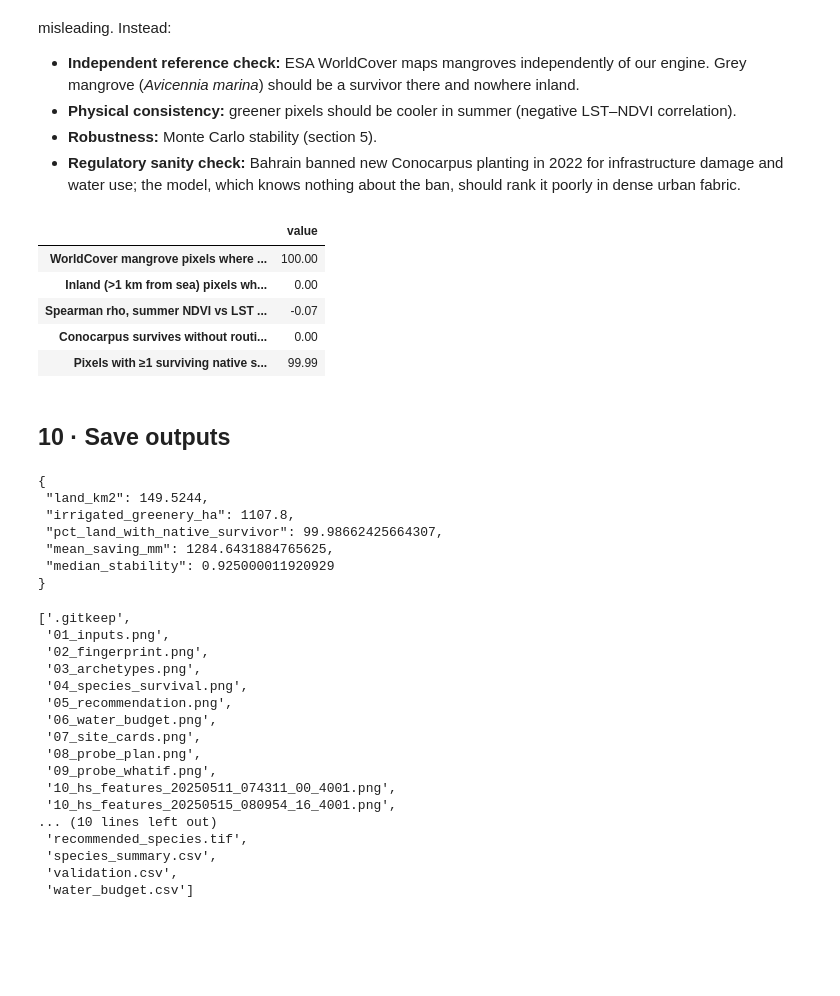
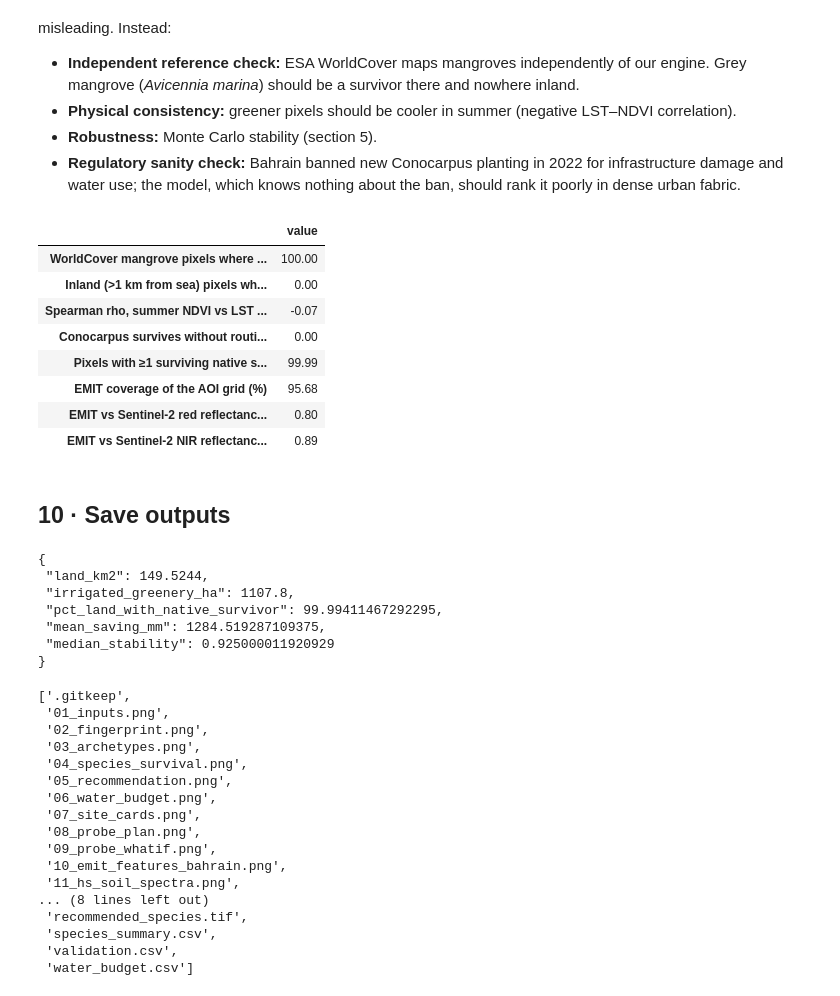
Before and after one commit to saraabutaleb/Eco-VErse-813, a Jupyter notebook: notebooks/02_main_analysis.ipynb, the cells around one changed output. Saved outputs shown, nothing was run; the diff lists cells and outputs as text; code cells hidden in the pictures; blank space fills up the shorter version.

Commit message:
Bahrain-only hyperspectral with NASA EMIT

```diff
--- a/notebooks/02_main_analysis.ipynb
+++ b/notebooks/02_main_analysis.ipynb
@@ -91,15 +84,0 @@ to a Sentinel-2-only SWIR proxy, and the gap is reported as exactly what Satelli
-# %%
-gypsum_proxy, transfer = None, None
-try:
-    tdf, tmeta, _ = hyperspectral.load_tanager_tables()
-    transfer = hyperspectral.evaluate_transfer(tdf)
-    display(transfer.round(3))
-    r2 = transfer.set_index("target").loc["GYPSUM_1750", "r2_boosted"]
-    if r2 >= 0.4:
-        model = hyperspectral.fit_transfer_model(tdf, "GYPSUM_1750")
-        gypsum_proxy = hyperspectral.predict_on_s2(model, {k: layers[k] for k in hyperspectral.S2_NAMES})
-        print(f"Gypsum (1750 nm) signal recovered from Sentinel-2 with CV R² = {r2:.2f} -> used in the salinity layer")
-    else:
-        print(f"Gypsum CV R² = {r2:.2f} < 0.4 -> NOT transferred; Sentinel-2 SWIR ratio used instead (gap for Satellite 813)")
-except FileNotFoundError as e:
-    print("No Tanager calibration data:", e)
@@ -113,0 +91,25 @@ Gypsum (1750 nm) signal recovered from Sentinel-2 with CV R² = 0.62 -> used in
+# %%
+gypsum_proxy, transfer, emit_meta, emit_checks = None, None, None, {}
+try:
+    E, emit_meta = emit.load_emit()
+    edf = emit.pixel_table(E, emit_meta)
+    transfer = hyperspectral.evaluate_transfer(edf)
+    eg = emit.to_aoi_grid(E, profile)
+    ok = np.isfinite(eg["B04"]) & np.isfinite(layers["B04"])
+    emit_checks = {
+        "EMIT coverage of the AOI grid (%)": 100 * np.isfinite(eg["GYPSUM_1750"]).mean(),
+        "EMIT vs Sentinel-2 red reflectance, Pearson r (co-registration check)": np.corrcoef(eg["B04"][ok], layers["B04"][ok])[0, 1],
+        "EMIT vs Sentinel-2 NIR reflectance, Pearson r (co-registration check)": np.corrcoef(eg["B8A"][ok], layers["B8A"][ok])[0, 1],
+    }
+    gypsum_proxy = eg["GYPSUM_1750"].copy()
+    r2 = transfer.set_index("target").loc["GYPSUM_1750", "r2_boosted"]
+    gaps = ~np.isfinite(gypsum_proxy) & np.isfinite(layers["B04"])
+    if r2 >= 0.4 and gaps.any():
+        model = hyperspectral.fit_transfer_model(edf, "GYPSUM_1750")
+        pred = hyperspectral.predict_on_s2(model, {k: layers[k] for k in hyperspectral.S2_NAMES})
+        gypsum_proxy[gaps] = pred[gaps]
+    print(f"EMIT scene {emit_meta['granule']} ({emit_meta['datetime'][:10]}), AOI cloud-free {emit_meta['aoi_valid_pct']:.0f}%")
+    print(f"Gypsum layer: {100*(1-gaps.mean()):.1f}% of grid measured directly by EMIT; gaps filled from Sentinel-2 (CV R² {r2:.2f})")
+    display(pd.Series(emit_checks, name="value").round(3).to_frame())
+except FileNotFoundError as e:
+    print("No EMIT subset found - salinity layer falls back to a Sentinel-2 SWIR proxy:", e)
@@ -290,29 +299,33 @@ There is no ground-truth map of "where each species survives" for Bahrain, so a
 # %%
 from scipy.stats import spearmanr
 wc = np.nan_to_num(layers["WORLDCOVER"]).astype(int)
 qi = kb.index[kb.species_id == "qurm"][0]
 qsurv = res.to_2d(res.surv[qi], 0.0)
 mang = (wc == 95) & res.mask
 val = {}
 if mang.sum():
     val["WorldCover mangrove pixels where grey mangrove survives (%)"] = 100 * (qsurv[mang] >= config.SURVIVAL_THRESHOLD).mean()
 inland = res.mask & (fp["DIST_SEA_M"] > 1000)
 val["Inland (>1 km from sea) pixels where grey mangrove is recommended (%)"] = 100 * (res.to_2d(res.hero.astype('float32'), -1)[inland] == qi).mean()
 ok = L & np.isfinite(fp["LST"]) & np.isfinite(fp["NDVI_SUMMER"])
 rho = spearmanr(fp["NDVI_SUMMER"][ok], fp["LST"][ok]).statistic
 val["Spearman rho, summer NDVI vs LST (expect < 0)"] = rho
 ci = kb.index[kb.species_id == "conocarpus"][0]
 dense = (fp["BUILT_DENSITY"][res.mask] > 0.6)
 val["Conocarpus survives without routine irrigation in dense urban pixels (%)"] = 100 * (res.surv[ci][dense] >= config.SURVIVAL_THRESHOLD).mean()
 val["Pixels with ≥1 surviving native species (%)"] = 100 * (res.n_survivors > 0).mean()
+val.update(emit_checks)
 validation = pd.Series(val, name="value").round(2).to_frame(); validation
 # %% [output]
 |  | value |
 | WorldCover mangrove pixels where ... | 100.00 |
 | Inland (>1 km from sea) pixels wh... | 0.00 |
 | Spearman rho, summer NDVI vs LST ... | -0.07 |
 | Conocarpus survives without routi... | 0.00 |
 | Pixels with ≥1 surviving native s... | 99.99 |
+| EMIT coverage of the AOI grid (%) | 95.68 |
+| EMIT vs Sentinel-2 red reflectanc... | 0.80 |
+| EMIT vs Sentinel-2 NIR reflectanc... | 0.89 |
 # %% [markdown]
 ## 10 · Save outputs
 # %%
@@ -342,6 +355,7 @@ headline = {
     "validation": {k: float(v) for k, v in val.items()},
     "transfer_cv": None if transfer is None else transfer.round(3).to_dict(orient="records"),
     "gypsum_transferred": gypsum_proxy is not None,
+    "hs_source": None if emit_meta is None else f"NASA EMIT {emit_meta['granule']} ({emit_meta['datetime'][:10]})",
     "n_probe_sites": int(len(probes)),
     "data_period_summer": meta["sources"]["sentinel2_summer"]["period"],
     "n_s2_scenes_summer": meta["sources"]["sentinel2_summer"]["n_scenes"],
@@ -354,8 +368,8 @@ sorted(p.name for p in out.iterdir())
 {
  "land_km2": 149.5244,
  "irrigated_greenery_ha": 1107.8,
- "pct_land_with_native_survivor": 99.98662425664307,
- "mean_saving_mm": 1284.6431884765625,
+ "pct_land_with_native_survivor": 99.99411467292295,
+ "mean_saving_mm": 1284.519287109375,
  "median_stability": 0.925000011920929
 }
 ['.gitkeep',
@@ -368,9 +382,9 @@ sorted(p.name for p in out.iterdir())
  '07_site_cards.png',
  '08_probe_plan.png',
  '09_probe_whatif.png',
- '10_hs_features_20250511_074311_00_4001.png',
- '10_hs_features_20250515_080954_16_4001.png',
-... (10 lines left out)
+ '10_emit_features_bahrain.png',
+ '11_hs_soil_spectra.png',
+... (8 lines left out)
  'recommended_species.tif',
  'species_summary.csv',
  'validation.csv',
```
Also changed, not shown: parts of 14 cells of this notebook, 53 other files.
